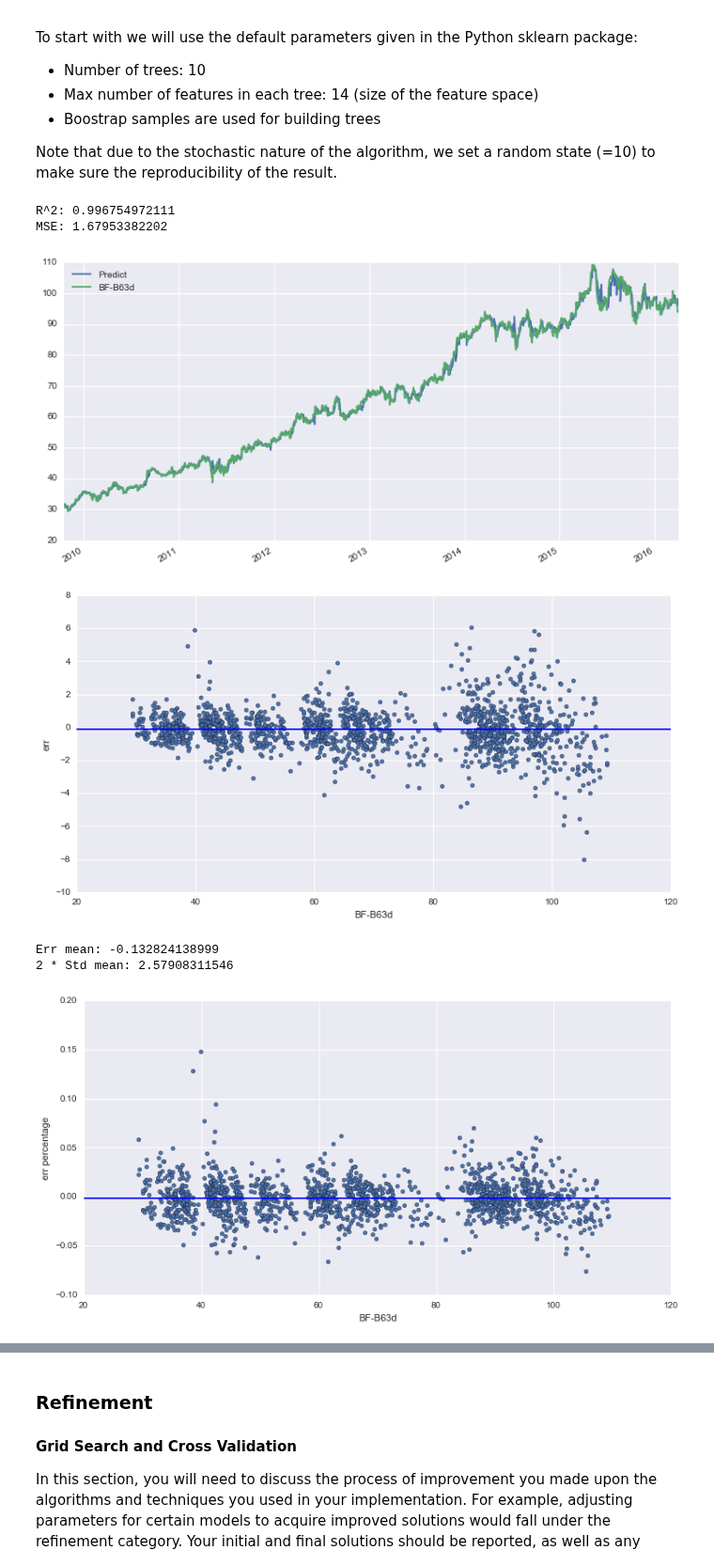
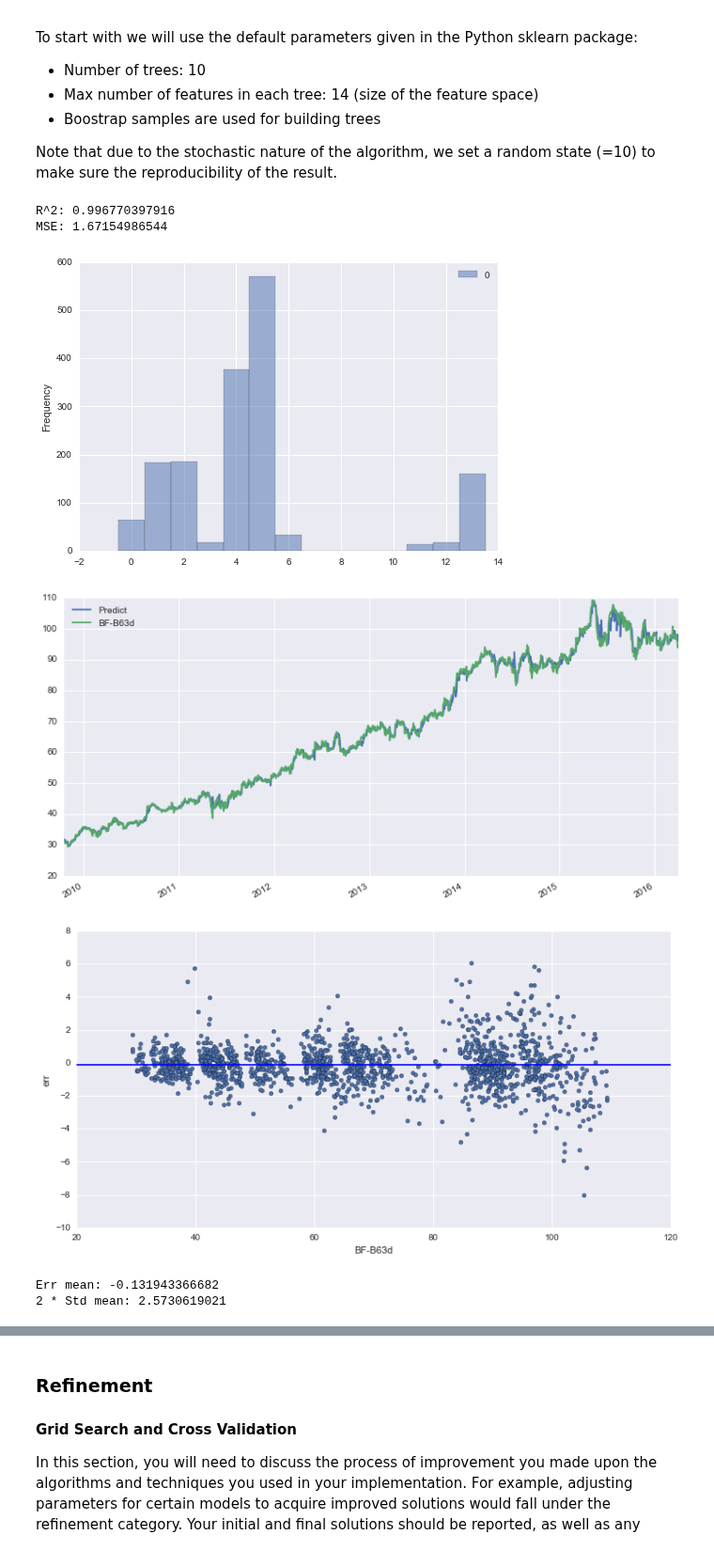
Before and after one commit to savourylie/Stock-Price-Forecaster, a Jupyter notebook: InvestmentnTrading.ipynb, the cells around one changed output, grey strips where cells are left out. Shown at 94% size. Drawn from its saved outputs; the diff is of its cells as text; code cells hidden in the pictures.

```diff
--- a/InvestmentnTrading.ipynb
+++ b/InvestmentnTrading.ipynb
@@ -210,27 +184,3 @@ In this section, you will need to provide some form of visualization that summar
 * Have you visualized a relevant characteristic or feature about the dataset or input data?
 * Is the visualization thoroughly analyzed and discussed?
 * If a plot is provided, are the axes, title, and datum clearly defined?
-# %%
-# Data Visualization
-%matplotlib inline
-import matplotlib.pyplot as plt
-import seaborn as sns
-from IPython.display import display
-
-# These are the "Tableau 20" colors as RGB.
-tableau20 = [(31, 119, 180), (174, 199, 232), (255, 127, 14), (255, 187, 120),
-             (44, 160, 44), (152, 223, 138), (214, 39, 40), (255, 152, 150),
-             (148, 103, 189), (197, 176, 213), (140, 86, 75), (196, 156, 148),
-             (227, 119, 194), (247, 182, 210), (127, 127, 127), (199, 199, 199),
-             (188, 189, 34), (219, 219, 141), (23, 190, 207), (158, 218, 229)]
-
-# Scale the RGB values to the [0, 1] range, which is the format matplotlib accepts.
-for i in range(len(tableau20)):
-    r, g, b = tableau20[i]
-    tableau20[i] = (r / 255., g / 255., b / 255.)
-
-# pd.scatter_matrix(df_main, alpha = 0.3, figsize = (15,10), diagonal = 'kde', )
-g = sns.PairGrid(df_main)
-g.map_upper(plt.scatter, alpha=0.3)
-g.map_lower(plt.scatter, alpha=0.3)
-g.map_diag(sns.kdeplot, lw=3, legend=False)
@@ -521,10 +676,11 @@ Note that due to the stochastic nature of the algorithm, we set a random state (
 from sklearn import grid_search
 from sklearn.metrics import r2_score, mean_squared_error
 from sklearn.ensemble import RandomForestRegressor
+from sklearn.linear_model import LinearRegression
 
 def make_predictions(data_X, data_y, date_range, estimator, window=100):
     pred_y_list = []
-#     feature_importance_list = []
+    feature_importance_list = []
 
     for date in date_range:
         test_X = data_X.ix[date]
@@ -539,17 +695,17 @@ def make_predictions(data_X, data_y, date_range, estimator, window=100):
         estimator.fit(train_X, train_y)
         pred_y = estimator.predict(test_X.reshape(1, -1))
         pred_y_list.append(pred_y)
-#         feature_importance_list.append(estimator.feature_importances_)
+        feature_importance_list.append(estimator.feature_importances_)
 
-#     vif = [int(np.argmax(x)) for x in feature_importance_list]
-#     vif = pd.DataFrame(vif)
-#     d = np.diff(np.unique(vif)).min()
-#     left_of_first_bin = vif.min() - float(d)/2
-#     right_of_last_bin = vif.max() + float(d)/2
-#     vif.plot.hist(alpha=0.5, bins=np.arange(left_of_first_bin, right_of_last_bin + d, d))
+    vif = [int(np.argmax(x)) for x in feature_importance_list]
+    vif = pd.DataFrame(vif)
+    d = np.diff(np.unique(vif)).min()
+    left_of_first_bin = vif.min() - float(d)/2
+    right_of_last_bin = vif.max() + float(d)/2
+    vif.plot.hist(alpha=0.5, bins=np.arange(left_of_first_bin, right_of_last_bin + d, d))
     return pred_y_list
 
-# lr = SVR()
+# lr = LinearRegression()
 lr = RandomForestRegressor(criterion='mse', random_state=10, bootstrap=True)
 reg = lr
 # parameters = {'n_estimators': [10, 100, 1000, 2000], 'max_features': ['sqrt', 'log2', 'auto']}
@@ -566,37 +722,37 @@ print("R^2: {}".format(r2_score(test_y, pred_y)))
 print("MSE: {}".format(mean_squared_error(test_y, pred_y)))
 
 dfResult2 = pred_y.join(test_y, )
 dfResult2.columns = ['Predict', label_name]
 
 dfResult2.plot(figsize=(12, 6))
 # dfResult2.ix[datetime(2014, 2, 24):datetime(2014, 3, 10)].plot(figsize=(12, 6))
 
 diff2 = (dfResult2['Predict'] - dfResult2[label_name]).to_frame()
 diff2 = diff2.join(dfResult2[label_name])
 diff2.columns = ['err', label_name]
 
 diff2.plot.scatter(x=label_name, y='err', figsize=(12, 6))
 plt.axhline(y=diff2['err'].mean())
 plt.show()
 
 print("Err mean: {}".format(diff2['err'].mean()))
 print("2 * Std mean: {}".format(2 * diff2['err'].std()))
 
 diff3 = ((dfResult2['Predict'] - dfResult2[label_name]) / dfResult2[label_name]).to_frame()
 diff3 = diff3.join(dfResult2[label_name])
 diff3.columns = ['err percentage', label_name]
 
 diff3.plot.scatter(x=label_name, y='err percentage', figsize=(12, 6))
 plt.axhline(y=diff3['err percentage'].mean())
 plt.show()
 
 print("Err percentage mean: {}".format(diff3['err percentage'].mean()))
 print("2 * Std mean: {}".format(2 * diff3['err percentage'].std()))
 # %% [output]
-R^2: 0.996754972111
-MSE: 1.67953382202
+R^2: 0.996770397916
+MSE: 1.67154986544
-[figure, old version]
+[figure, new version]
-[figure, old version]
+[figure, new version]
+[figure, new version]
-Err mean: -0.132824138999
-2 * Std mean: 2.57908311546
+Err mean: -0.131943366682
+2 * Std mean: 2.5730619021
-[figure, old version]
```
Also changed, not shown: parts of 9 cells of this notebook.
